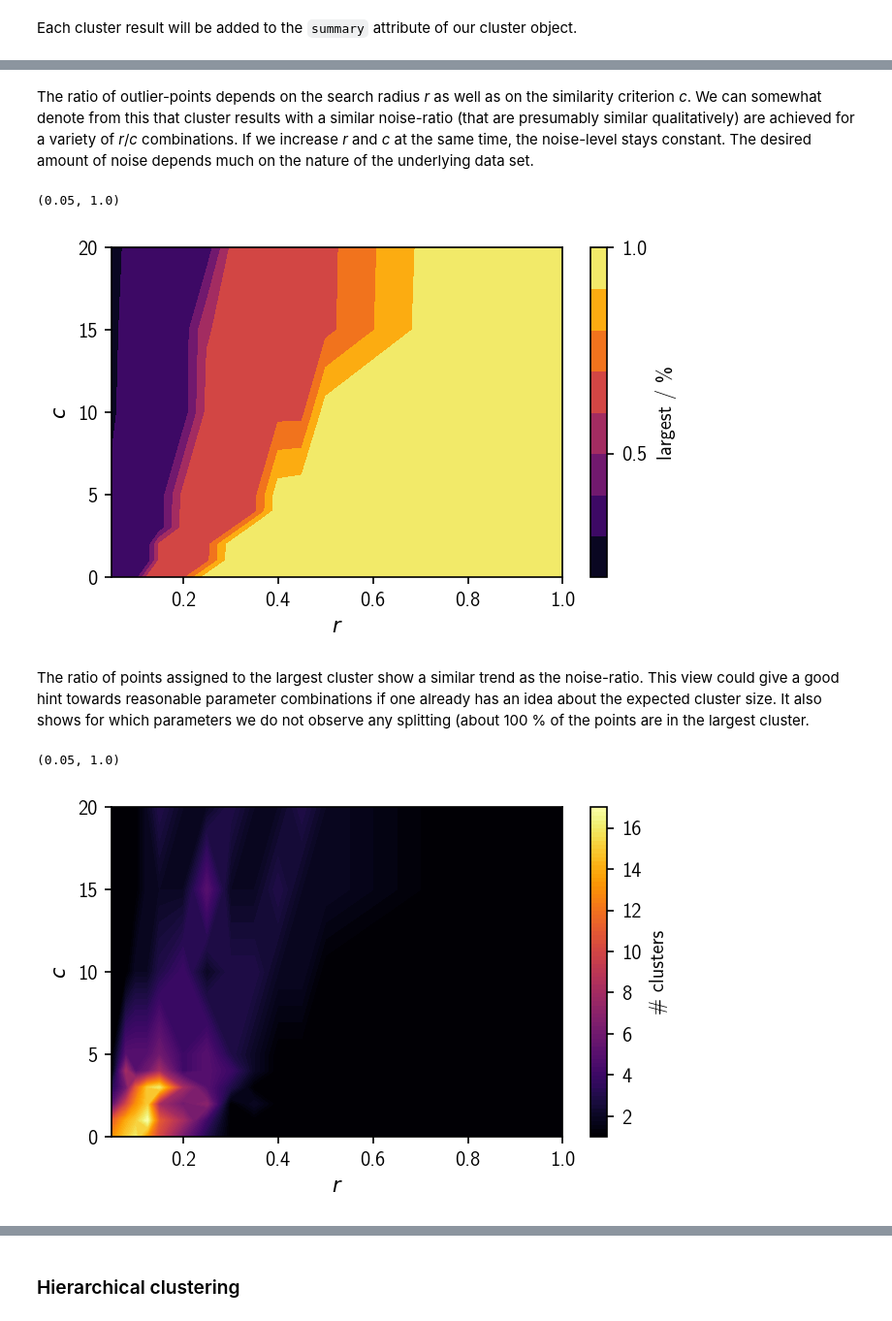
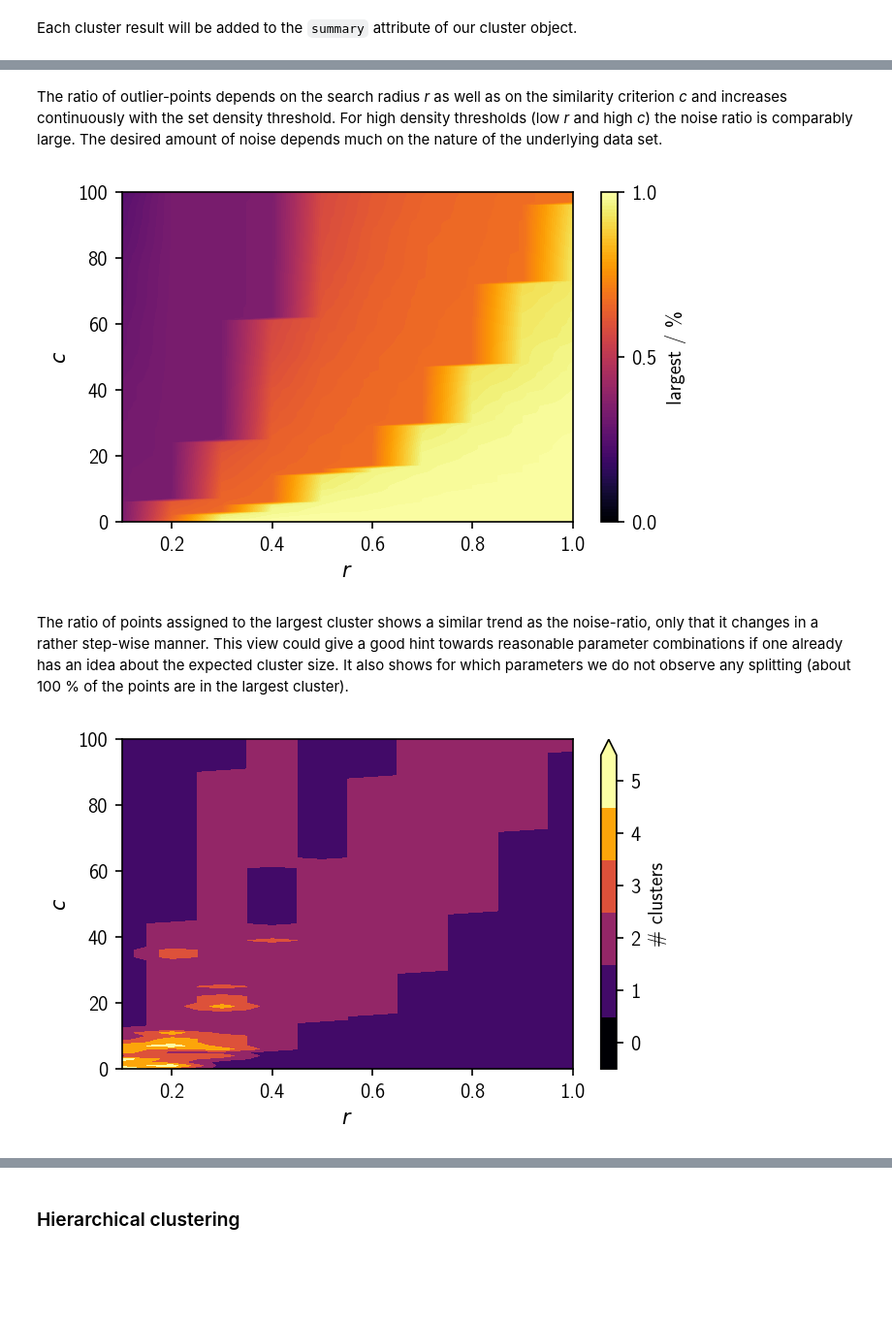
Before and after one commit to janjoswig/CommonNNClustering, a Jupyter notebook: docs/tutorial/hierarchical_clustering_basics.ipynb, the cells around one changed output, grey strips where cells are left out. Shown at 97% size. Cells and saved outputs as stored; diff of their text form; code cells hidden in the pictures; blank space fills up the shorter version.

```diff
--- a/docs/tutorial/hierarchical_clustering_basics.ipynb
+++ b/docs/tutorial/hierarchical_clustering_basics.ipynb
@@ -119,7 +157,9 @@ Blindly starting to cluster a data set in a happy-go-lucky attempt may already l
-# %%
-for r in [0.05, 0.08, 0.1, 0.125, 0.15, 0.2, 0.25, 0.3, 0.35, 0.4, 0.45, 0.5, 0.75, 1., 2.]:
-    for c in [0, 1, 2, 3, 4, 5, 10, 15, 20]:
-        distance_rclustering.fit(r, c, member_cutoff=5, v=False)  # fit from pre-calculated distances
+# %%
+r = 0.3
+
+for c in tqdm(range(101)):
+    # fit from pre-calculated distances
+    distance_rclustering.fit(r, c, member_cutoff=10, v=False)
 # %% [markdown]
 Each cluster result will be added to the `summary` attribute of our cluster object.
 # %%
@@ -169,8 +208,8 @@ The summary shows indeed that we got 3 clusters (as desired) for a few parameter
 # Cluster attempts in comparison
 fig, ax = plt.subplots(2, 2)
 Ax = ax.flatten()
-for i, pair in enumerate([(0.050, 4), (0.125, 20), (0.2, 15), (0.450, 10)]):
-    distance_rclustering.fit(*pair, member_cutoff=5, record=False, v=False)
+for i, pair in enumerate([(0.3, 4), (0.3, 10), (0.3, 20), (0.3, 25)]):
+    distance_rclustering.fit(*pair, member_cutoff=10, record=False, v=False)
     rclustering._labels = distance_rclustering._labels
 
     _ = rclustering.evaluate(ax=Ax[i], ax_props=ax_props)
@@ -205,3 +234,8 @@ cluster.Record.__slots__
+# %%
+for r in tqdm([x/10 for x in range(1, 11) if x != 3]):
+    for c in range(101):
+        # fit from pre-calculated distances
+        distance_rclustering.fit(r, c, member_cutoff=10, v=False)
 # %%
 # Computing time
 fig, ax = plt.subplots()
@@ -227,29 +267,35 @@ ax.set_xlim(None, 1)
 # %% [markdown]
-The ratio of outlier-points depends on the search radius *r* as well as on the similarity criterion *c*. We can somewhat denote from this that cluster results with a similar noise-ratio (that are presumably similar qualitatively) are achieved for a variety of *r*/*c* combinations. If we increase *r* and *c* at the same time, the noise-level stays constant. The desired amount of noise depends much on the nature of the underlying data set.
+The ratio of outlier-points depends on the search radius *r* as well as on the similarity criterion *c* and increases continuously with the set density threshold. For high density thresholds (low *r* and high *c*) the noise ratio is comparably large. The desired amount of noise depends much on the nature of the underlying data set.
 # %%
 # Largest cluster
 fig, ax = plt.subplots()
-contour = distance_rclustering.summarize(ax=ax, quantity="ratio_largest")[2][0]
+contour = distance_rclustering.summarize(
+    ax=ax, quantity="ratio_largest",
+    contour_props={
+        "levels": [x/100 for x in range(101)],
+        }
+)[2][0]
 colorbar = fig.colorbar(mappable=contour, ax=ax, ticks=(0, 0.5, 1))
-ax.set_yticks([0, 5, 10, 15, 20])
 colorbar.set_label("largest / %")
-ax.set_xlim(None, 1)
 # %% [output]
-(0.05, 1.0)
-[figure, old version]
+[figure, new version]
 # %% [markdown]
-The ratio of points assigned to the largest cluster show a similar trend as the noise-ratio. This view could give a good hint towards reasonable parameter combinations if one already has an idea about the expected cluster size. It also shows for which parameters we do not observe any splitting (about 100 % of the points are in the largest cluster.
+The ratio of points assigned to the largest cluster shows a similar trend as the noise-ratio, only that it changes in a rather step-wise manner. This view could give a good hint towards reasonable parameter combinations if one already has an idea about the expected cluster size. It also shows for which parameters we do not observe any splitting (about 100 % of the points are in the largest cluster).
 # %%
 # Number of clusters
+show_n = 5
+
 fig, ax = plt.subplots()
 contour = distance_rclustering.summarize(
     ax=ax, quantity="n_clusters",
-    contour_props={"levels": 100}
+    contour_props={
+        "levels": np.arange(-0.5, show_n + 1.5, 1),
+        "vmin": 0,
+        "vmax": show_n,
+        "extend": "max"
+    }
 )[2][0]
-colorbar = fig.colorbar(mappable=contour, ax=ax, ticks=range(0, 17, 2))
-ax.set_yticks([0, 5, 10, 15, 20])
+colorbar = fig.colorbar(mappable=contour, ax=ax, ticks=range(0, show_n + 1, 1))
 colorbar.set_label("# clusters")
-ax.set_xlim(None, 1)
 # %% [output]
-(0.05, 1.0)
-[figure, old version]
+[figure, new version]
```
Also changed, not shown: parts of 64 cells of this notebook, 25 other files.
